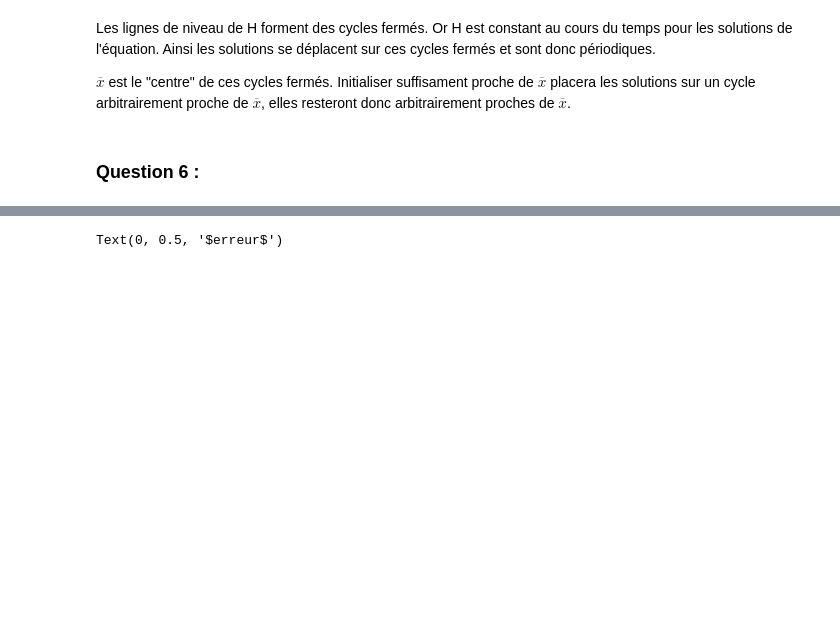
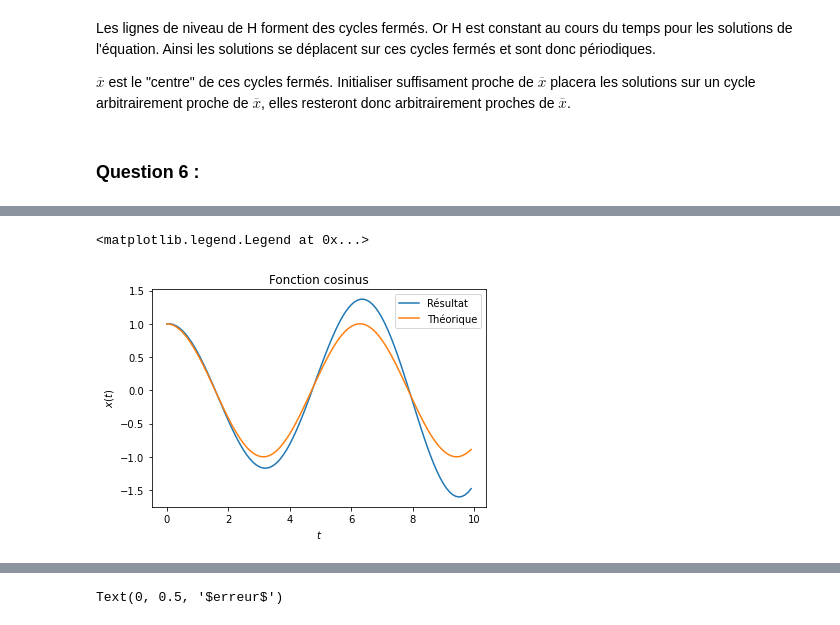
Before and after one commit to guillaumerichard2020/Proj-Num-2-Equa-diff, a Jupyter notebook: Projet Equations Différentielles .ipynb, the cells around one changed output, grey strips where cells are left out. Saved outputs shown, nothing was run; the diff lists cells and outputs as text; code cells hidden in the pictures; blank space fills up the shorter version.

```diff
--- a/Projet Equations Différentielles .ipynb
+++ b/Projet Equations Différentielles .ipynb
@@ -250,0 +277,13 @@ plt.legend()
+# %%
+t,x = solve_euler_explicit(f2,[0,1],0.1,0,10)
+
+plt.plot(t,x[::,1],label="Résultat")
+plt.plot(t,np.cos(t),label="Théorique")
+
+plt.title("Fonction cosinus")
+plt.xlabel("$t$")
+plt.ylabel("$x(t)$")
+plt.legend()
+# %% [output]
+<matplotlib.legend.Legend at 0x...>
+[figure, added]
```
Also changed, not shown: parts of 7 cells of this notebook.
